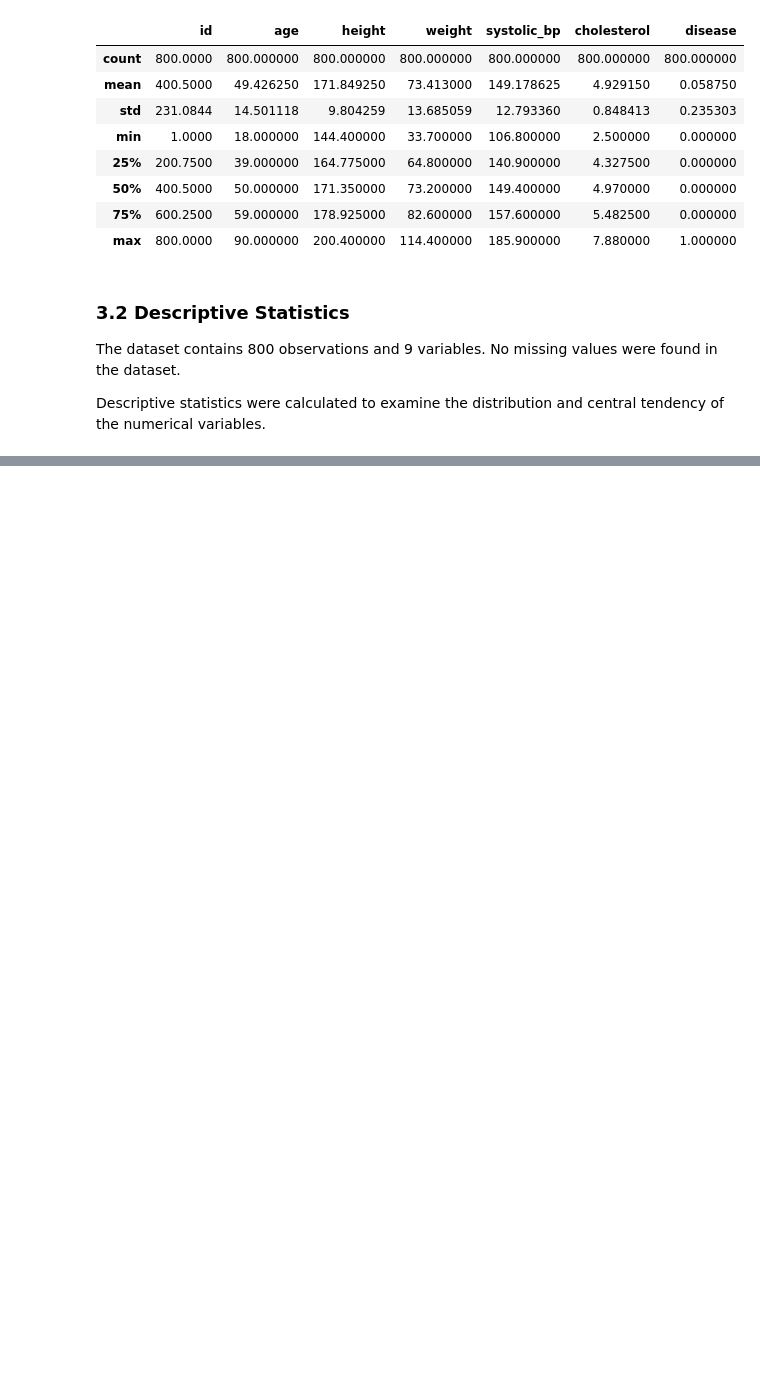
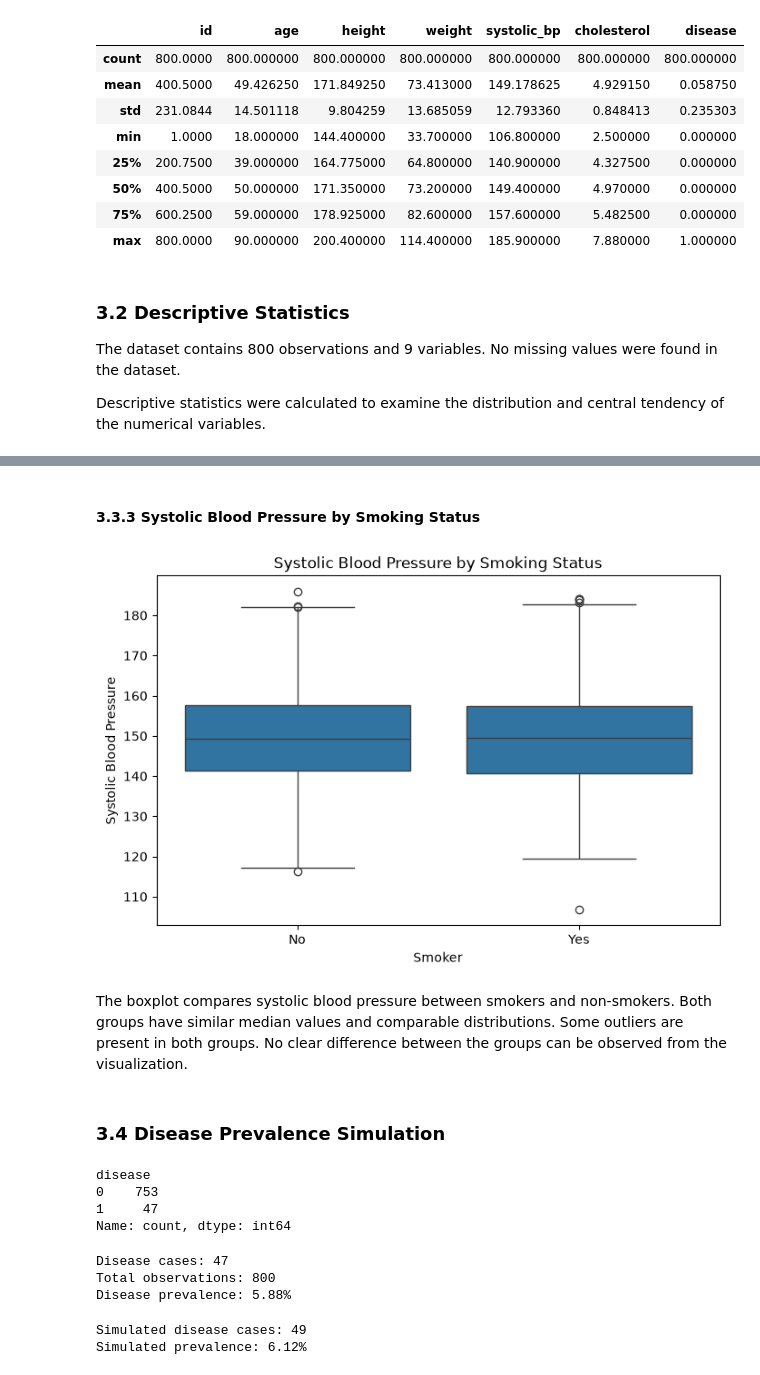
Before and after one commit to Chrispsudo/Health_Study, a Jupyter notebook: notebooks/health_study.ipynb, the cells around one changed output, grey strips where cells are left out. Cells and saved outputs as stored; diff of their text form; code cells hidden in the pictures; blank space fills up the shorter version.

Commit message:
Add disease prevalence simulation, confidence interval and hypothesis testing

```diff
--- a/notebooks/health_study.ipynb
+++ b/notebooks/health_study.ipynb
@@ -106,0 +154,58 @@ and central tendency of the numerical variables.
+# %% [markdown]
+#### 3.3.3 Systolic Blood Pressure by Smoking Status
+# %%
+plt.figure(figsize=(8, 5))
+
+sns.boxplot(data=df, x="smoker", y="systolic_bp")
+
+plt.title("Systolic Blood Pressure by Smoking Status")
+plt.xlabel("Smoker")
+plt.ylabel("Systolic Blood Pressure")
+
+plt.show()
+# %% [output]
+[figure, added]
+# %% [markdown]
+The boxplot compares systolic blood pressure between smokers and
+non-smokers. Both groups have similar median values and comparable
+distributions. Some outliers are present in both groups. No clear
+difference between the groups can be observed from the visualization.
+# %% [markdown]
+### 3.4 Disease Prevalence Simulation
+# %%
+df["disease"].value_counts()
+# %% [output]
+disease
+0    753
+1     47
+Name: count, dtype: int64
+# %%
+disease_cases = df["disease"].sum()
+total_observations = len(df)
+
+prevalence = disease_cases / total_observations
+
+print(f"Disease cases: {disease_cases}")
+print(f"Total observations: {total_observations}")
+print(f"Disease prevalence: {prevalence:.2%}")
+# %% [output]
+Disease cases: 47
+Total observations: 800
+Disease prevalence: 5.88%
+# %%
+np.random.seed(42)
+
+simulated_data = np.random.binomial(
+    n=1,
+    p=prevalence,
+    size=total_observations
+)
+
+simulated_cases = simulated_data.sum()
+simulated_prevalence = simulated_cases / total_observations
+
+print(f"Simulated disease cases: {simulated_cases}")
+print(f"Simulated prevalence: {simulated_prevalence:.2%}")
+# %% [output]
+Simulated disease cases: 49
+Simulated prevalence: 6.12%
```
Also changed, not shown: parts of 15 cells of this notebook.
